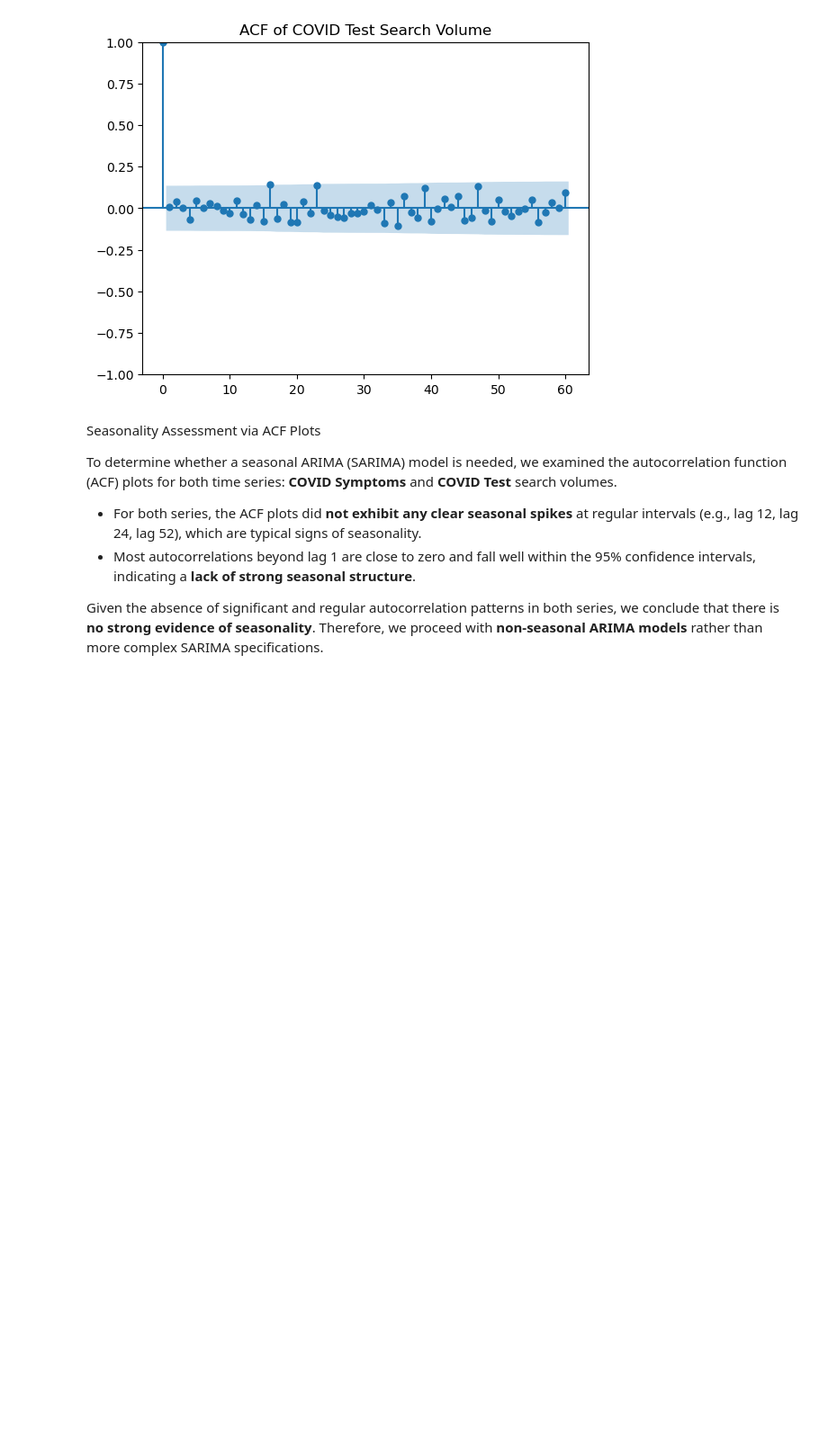
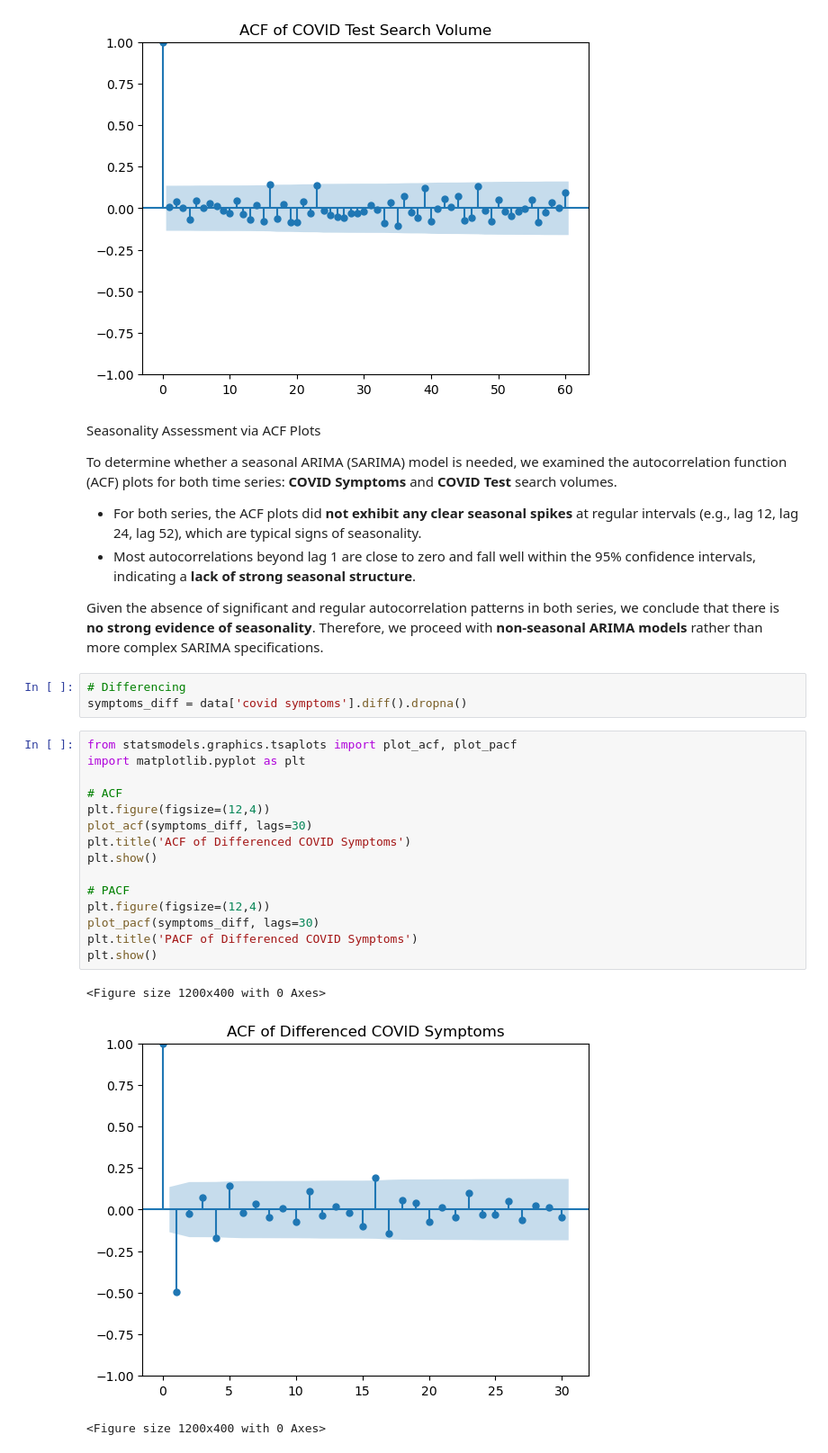
Before and after one commit to sevintanerdi/TSAproject, a Jupyter notebook: TSA_analysis.ipynb, the cells around one changed output. Shown at 90% size. Drawn from its saved outputs; the diff is of its cells as text; blank space fills up the shorter version.

```diff
--- a/TSA_analysis.ipynb
+++ b/TSA_analysis.ipynb
@@ -769,3 +769,25 @@ To determine whether a seasonal ARIMA (SARIMA) model is needed, we examined the
 - Most autocorrelations beyond lag 1 are close to zero and fall well within the 95% confidence intervals, indicating a **lack of strong seasonal structure**.
 
 Given the absence of significant and regular autocorrelation patterns in both series, we conclude that there is **no strong evidence of seasonality**. Therefore, we proceed with **non-seasonal ARIMA models** rather than more complex SARIMA specifications.
+# %%
+# Differencing
+symptoms_diff = data['covid symptoms'].diff().dropna()
+# %%
+from statsmodels.graphics.tsaplots import plot_acf, plot_pacf
+import matplotlib.pyplot as plt
+
+# ACF
+plt.figure(figsize=(12,4))
+plot_acf(symptoms_diff, lags=30)
+plt.title('ACF of Differenced COVID Symptoms')
+plt.show()
+
+# PACF
+plt.figure(figsize=(12,4))
+plot_pacf(symptoms_diff, lags=30)
+plt.title('PACF of Differenced COVID Symptoms')
+plt.show()
+# %% [output]
+<Figure size 1200x400 with 0 Axes>
+[figure, added]
+<Figure size 1200x400 with 0 Axes>
```
Also changed, not shown: parts of 3 cells of this notebook.
